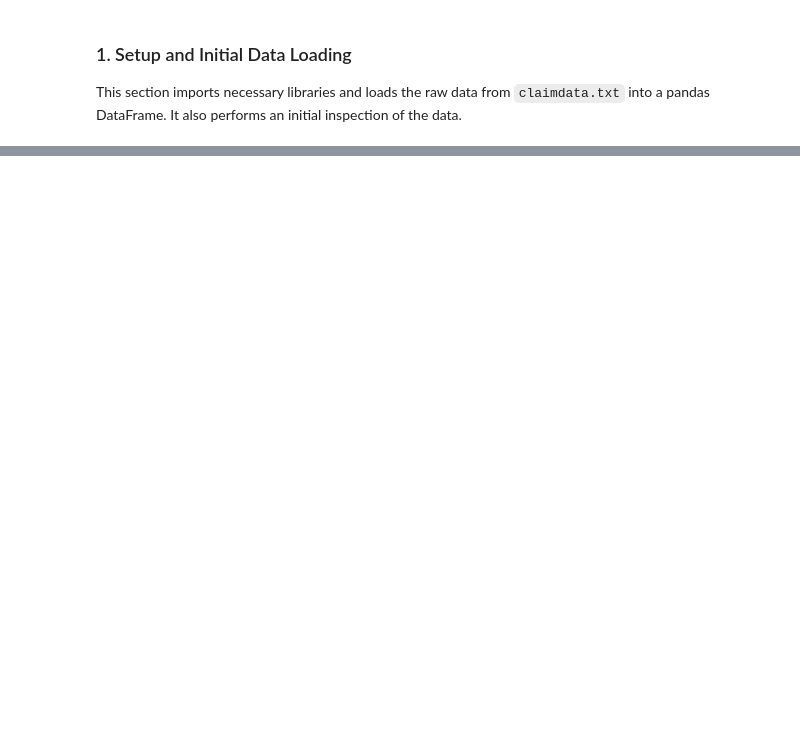
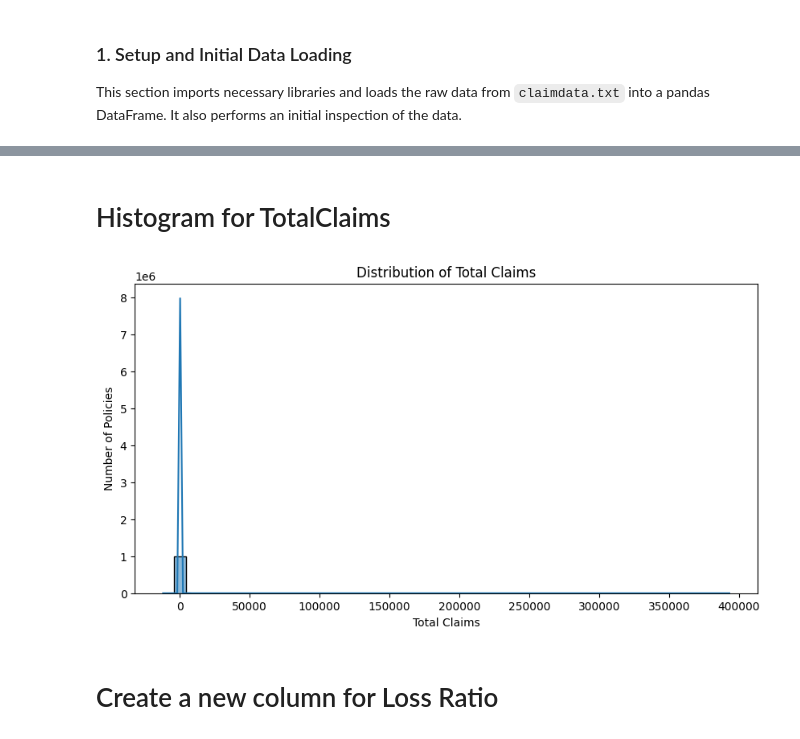
Before and after one commit to Habtu32/insurance_risk_analytics, a Jupyter notebook: notebooks/EDA.ipynb, the cells around one changed output, grey strips where cells are left out. Saved outputs shown, nothing was run; the diff lists cells and outputs as text; code cells hidden in the pictures; blank space fills up the shorter version.

```diff
--- a/notebooks/EDA.ipynb
+++ b/notebooks/EDA.ipynb
@@ -232,0 +117,14 @@ plt.show()
+# %% [markdown]
+# Histogram for TotalClaims
+# %%
+# Histogram for TotalClaims
+plt.figure(figsize=(10,5))
+sns.histplot(df['TotalClaims'], bins=50, kde=True)
+plt.title('Distribution of Total Claims')
+plt.xlabel('Total Claims')
+plt.ylabel('Number of Policies')
+plt.show()
+# %% [output]
+[figure, added]
+# %% [markdown]
+# Create a new column for Loss Ratio
```
Also changed, not shown: parts of 29 cells of this notebook.
